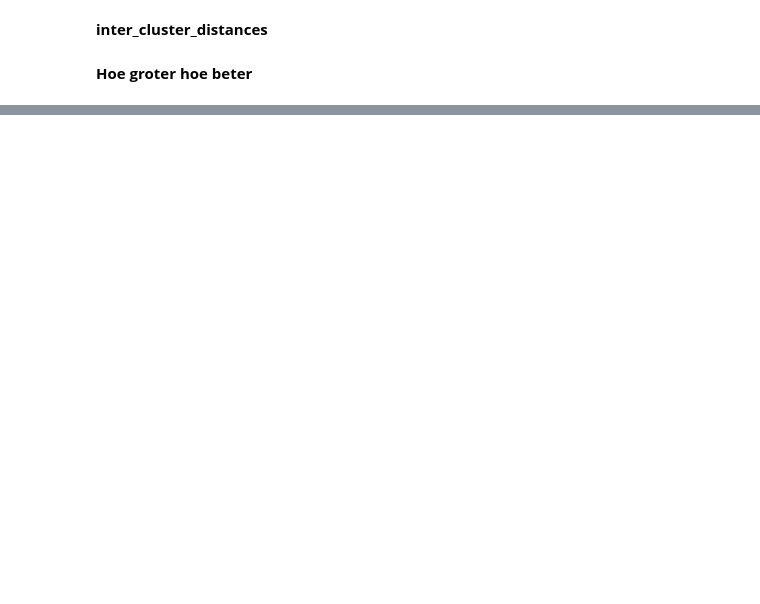
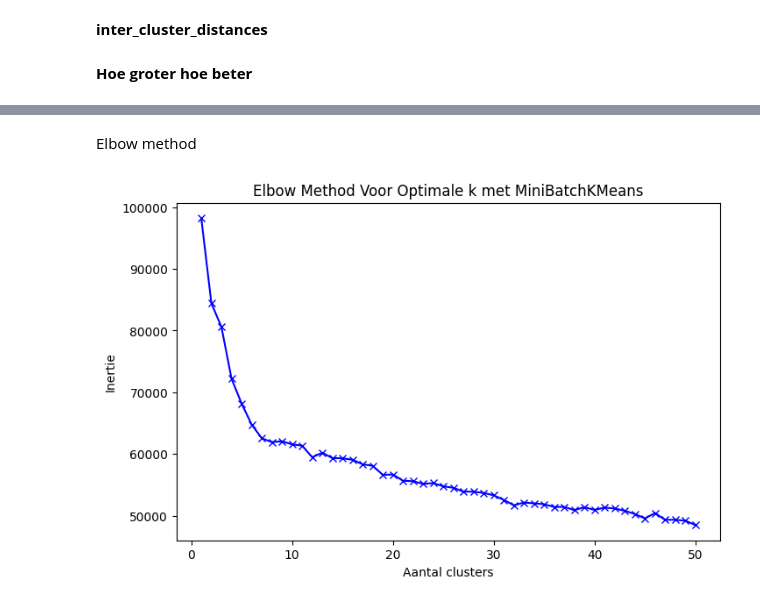
Before and after one commit to HumbertodeCastro/UO_bedrijf, a Jupyter notebook: MachineLearning/CustomerSegmentation.ipynb, the cells around one changed output, grey strips where cells are left out. Cells and saved outputs as stored; diff of their text form; code cells hidden in the pictures; blank space fills up the shorter version.

```diff
--- a/MachineLearning/CustomerSegmentation.ipynb
+++ b/MachineLearning/CustomerSegmentation.ipynb
@@ -452,6 +454,3 @@ prediction_results = kmeans.fit_predict(dummies_dataframe)
 prediction_results
 # %% [output]
 array([1, 1, 1, ..., 0, 2, 2])
-# %%
-dummies_dataframe['Centrum'] = prediction_results
-dummies_dataframe
@@ -512,5 +542,0 @@ drop centrum kolom
-# %%
-# drop centrum kolom in dummies_dataframe
-
-dummies_dataframe = dummies_dataframe.drop('Centrum', axis = 1)
-dummies_dataframe
@@ -541,3 +552,0 @@ array([ 1,  1,  1, ..., 17,  6,  6])
-# %%
-dummies_dataframe['Centrum'] = prediction_results
-dummies_dataframe
@@ -630,0 +700,4 @@ The average inter-cluster distance is: 2.369775677415059
+# %%
+kmeans = KMeans(n_clusters = 50, random_state= 42)
+prediction_results = kmeans.fit_predict(dummies_dataframe)
+prediction_results
@@ -630,0 +817,23 @@ The average inter-cluster distance is: 2.369775677415059
+# %% [markdown]
+Elbow method
+# %%
+import matplotlib.pyplot as plt
+from sklearn.cluster import MiniBatchKMeans
+
+# Bereken inertia voor een bereik van aantal clusters met MiniBatchKMeans
+inertia = []
+K = range(1, 51)  # Aantal clusters van 1 tot 50
+for k in K:
+    kmeans = MiniBatchKMeans(n_clusters=k, random_state=42, batch_size=100)
+    kmeans.fit(dummies_dataframe)
+    inertia.append(kmeans.inertia_)
+
+# Plot de elbow curve
+plt.figure(figsize=(8, 5))
+plt.plot(K, inertia, 'bx-')
+plt.xlabel('Aantal clusters')
+plt.ylabel('Inertie')
+plt.title('Elbow Method Voor Optimale k met MiniBatchKMeans')
+plt.show()
+# %% [output]
+[figure, added]
```
Also changed, not shown: parts of 39 cells of this notebook.
